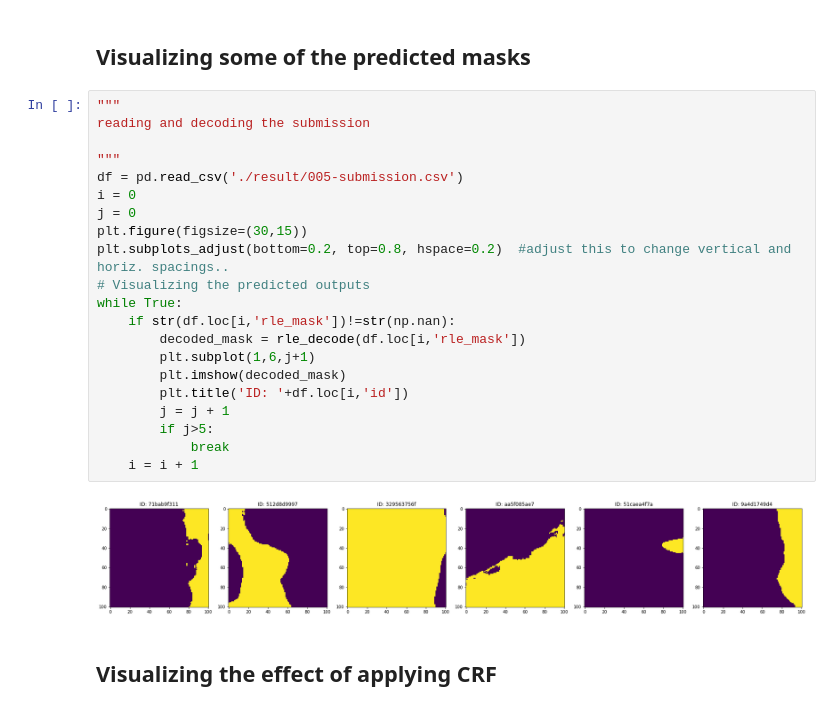
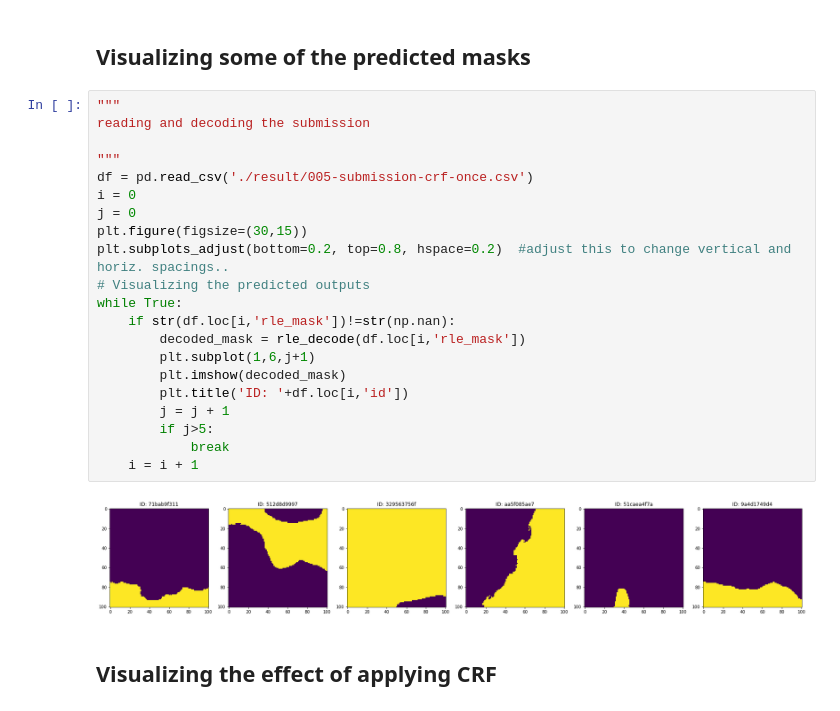
Before and after one commit to kqdmqx/kaggle-TGS-Salt-Identification-Challenge, a Jupyter notebook: 000-kaggle-kernel--apply_crf_unet-resnet.ipynb, the cells around one changed output. Drawn from its saved outputs; the diff is of its cells as text.

```diff
--- a/000-kaggle-kernel--apply_crf_unet-resnet.ipynb
+++ b/000-kaggle-kernel--apply_crf_unet-resnet.ipynb
@@ -38,26 +38,26 @@ def rle_decode(rle_mask):
 # %%
 """
 reading and decoding the submission
 
 """
-df = pd.read_csv('./result/005-submission.csv')
+df = pd.read_csv('./result/005-submission-crf-once.csv')
 i = 0
 j = 0
 plt.figure(figsize=(30,15))
 plt.subplots_adjust(bottom=0.2, top=0.8, hspace=0.2)  #adjust this to change vertical and horiz. spacings..
 # Visualizing the predicted outputs
 while True:
     if str(df.loc[i,'rle_mask'])!=str(np.nan):
         decoded_mask = rle_decode(df.loc[i,'rle_mask'])
         plt.subplot(1,6,j+1)
         plt.imshow(decoded_mask)
         plt.title('ID: '+df.loc[i,'id'])
         j = j + 1
         if j>5:
             break
     i = i + 1
 # %% [output]
-[figure, old version]
+[figure, new version]
 # %% [markdown]
 ## Visualizing the effect of applying CRF
 # %%
```
Also changed, not shown: parts of 1 cell of this notebook.
